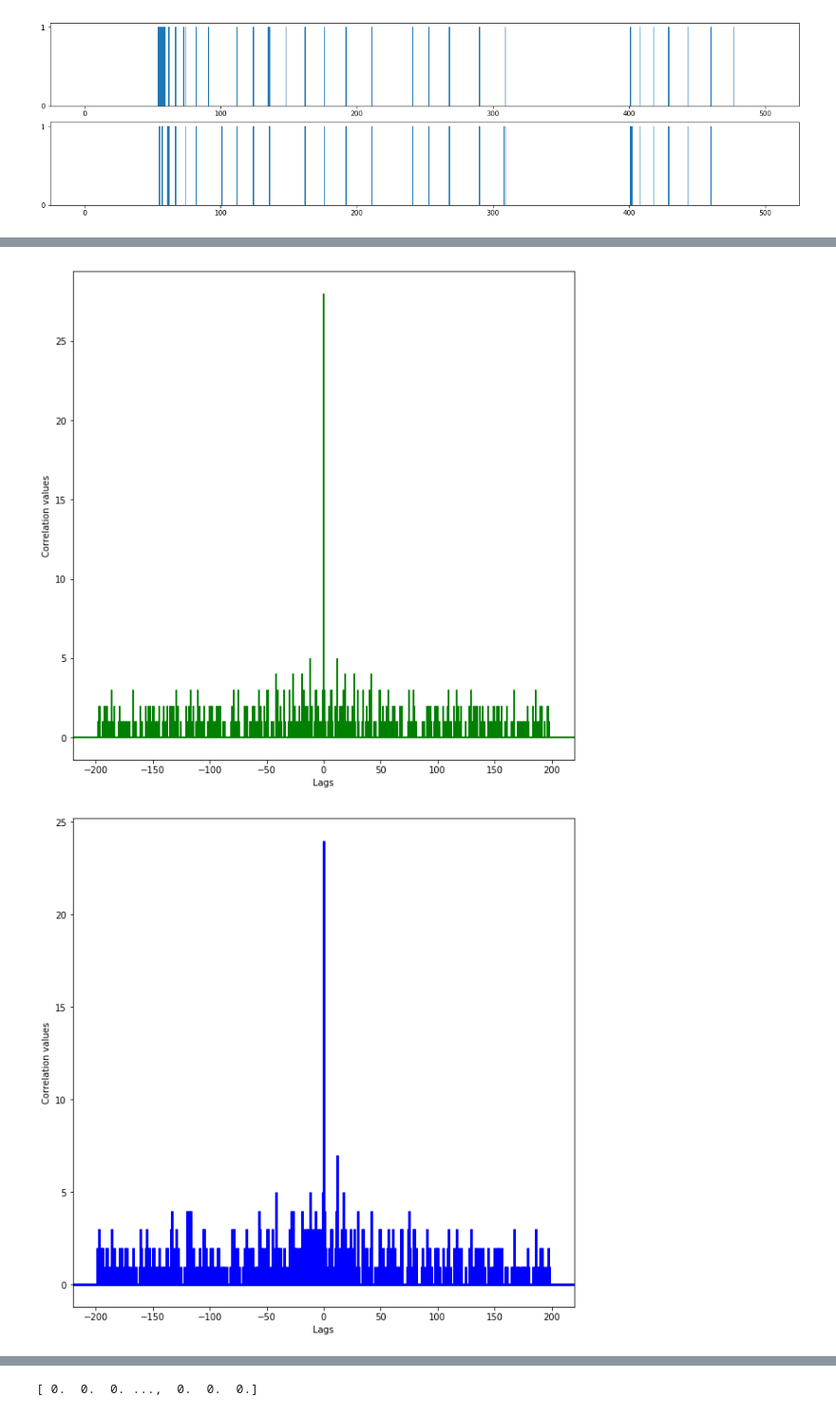
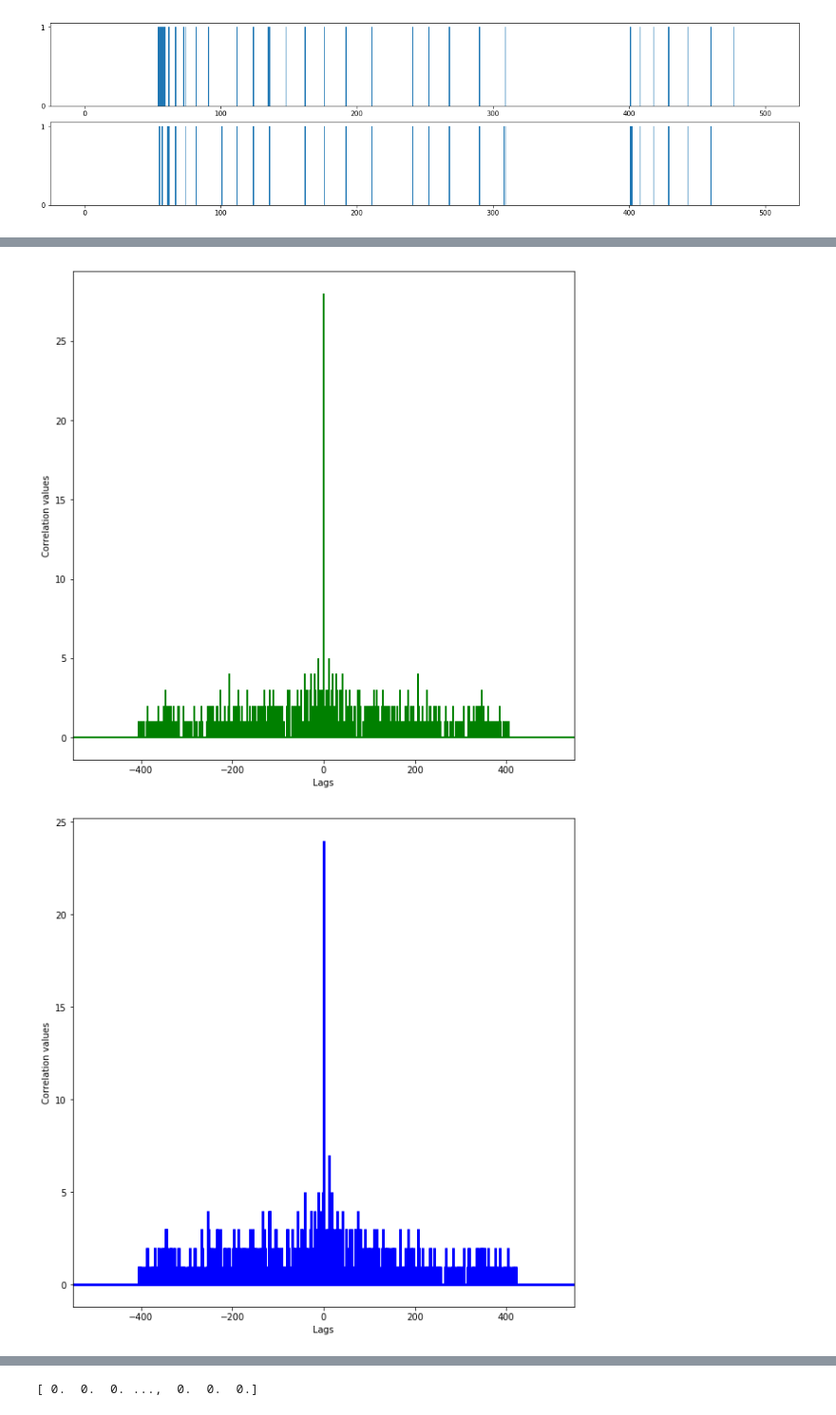
Before and after one commit to LamaNIkesh/SpikeTrainStatistics, a Jupyter notebook: NotebookWorkflow.ipynb, the cells around one changed output, grey strips where cells are left out. Shown at 95% size. Cells and saved outputs as stored; diff of their text form; code cells hidden in the pictures.

```diff
--- a/NotebookWorkflow.ipynb
+++ b/NotebookWorkflow.ipynb
@@ -91,21 +91,21 @@ plt.show()
 # %%
 #Autocorrelation plot for spiketrain2
 plt.figure(figsize = (10,10))
-plt.acorr(BinnedSpikeTrain2, usevlines = True, normed = False, maxlags = 200, lw = 2,color = 'g')
+plt.acorr(BinnedSpikeTrain2, usevlines = True, normed = False, maxlags = (np.size(BinnedSpikeTrain2) - 1), lw = 2,color = 'g')
 plt.xlabel("Lags")
 plt.ylabel("Correlation values")
 plt.show()
 # %% [output]
-[figure, old version]
+[figure, new version]
 # %%
 #crosscorrelation between spiketrain1 and spiketrain2
 plt.figure(figsize = (10,10))
-plt.xcorr(BinnedSpikeTrain1, BinnedSpikeTrain2, usevlines = True, normed = False, maxlags = 200, lw = 3,color = 'b')
+plt.xcorr(BinnedSpikeTrain1, BinnedSpikeTrain2, usevlines = True, normed = False, maxlags = (np.size(BinnedSpikeTrain1) - 1), lw = 3,color = 'b')
 plt.xlabel("Lags")
 plt.ylabel("Correlation values")
 plt.show()
 # %% [output]
-[figure, old version]
+[figure, new version]
 # %%
 ##########################
 #Some PSTH stuff, trying
```
Also changed, not shown: parts of 2 cells of this notebook, 1 other file.
